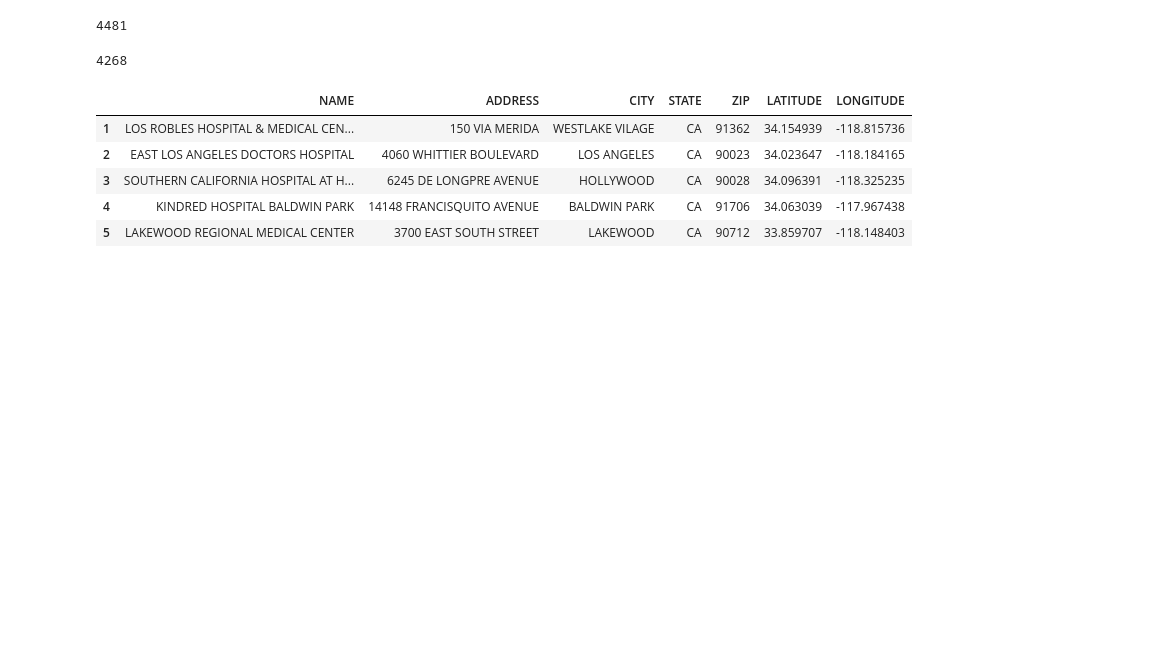
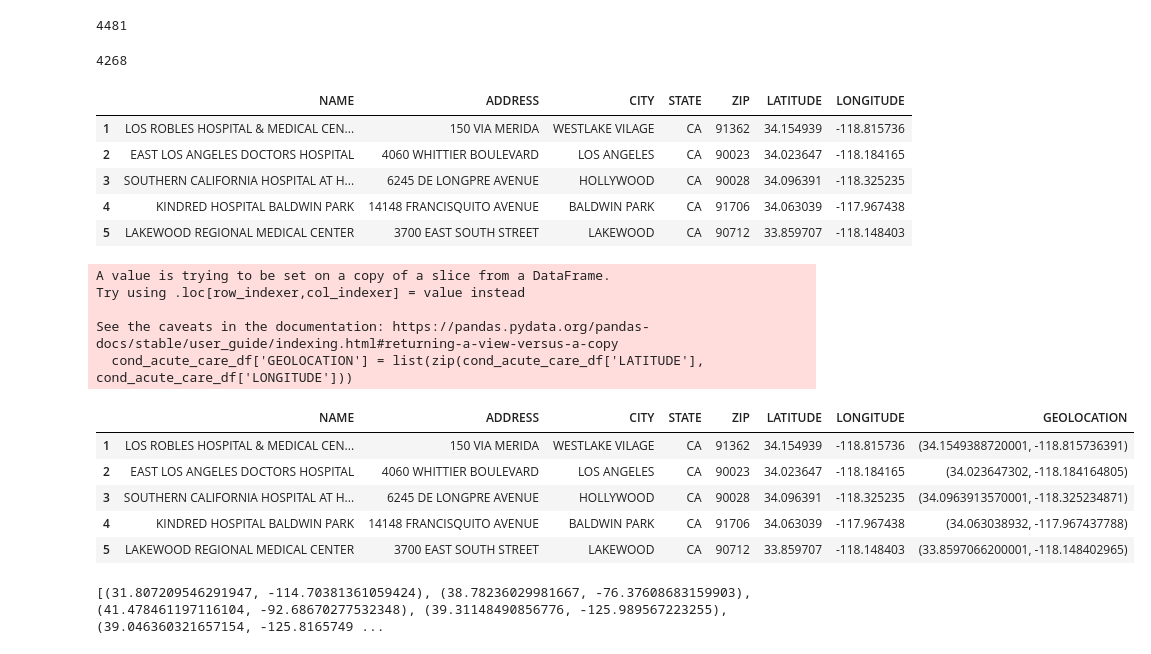
Before and after one commit to Deelacole2/Final_Project, a Jupyter notebook: Medical_Desert_Machine_Learning.ipynb, the cells around one changed output. Saved outputs shown, nothing was run; the diff lists cells and outputs as text; code cells hidden in the pictures; blank space fills up the shorter version.

```diff
--- a/Medical_Desert_Machine_Learning.ipynb
+++ b/Medical_Desert_Machine_Learning.ipynb
@@ -49,3 +50,35 @@ cond_acute_care_df.head()
 | 3 | SOUTHERN CALIFORNIA HOSPITAL AT H... | 6245 DE LONGPRE AVENUE | HOLLYWOOD | CA | 90028 | 34.096391 | -118.325235 |
 | 4 | KINDRED HOSPITAL BALDWIN PARK | 14148 FRANCISQUITO AVENUE | BALDWIN PARK | CA | 91706 | 34.063039 | -117.967438 |
 | 5 | LAKEWOOD REGIONAL MEDICAL CENTER | 3700 EAST SOUTH STREET | LAKEWOOD | CA | 90712 | 33.859707 | -118.148403 |
+# %%
+# make new column from turple of 'LATITUDE' and 'LONGITUDE'
+cond_acute_care_df['GEOLOCATION'] = list(zip(cond_acute_care_df['LATITUDE'], cond_acute_care_df['LONGITUDE']))
+cond_acute_care_df.head()
+# %% [output]
+A value is trying to be set on a copy of a slice from a DataFrame.
+Try using .loc[row_indexer,col_indexer] = value instead
+
+See the caveats in the documentation: https://pandas.pydata.org/pandas-docs/stable/user_guide/indexing.html#returning-a-view-versus-a-copy
+  cond_acute_care_df['GEOLOCATION'] = list(zip(cond_acute_care_df['LATITUDE'], cond_acute_care_df['LONGITUDE']))
+|  | NAME | ADDRESS | CITY | STATE | ZIP | LATITUDE | LONGITUDE | GEOLOCATION |
+| 1 | LOS ROBLES HOSPITAL & MEDICAL CEN... | 150 VIA MERIDA | WESTLAKE VILAGE | CA | 91362 | 34.154939 | -118.815736 | (34.1549388720001, -118.815736391) |
+| 2 | EAST LOS ANGELES DOCTORS HOSPITAL | 4060 WHITTIER BOULEVARD | LOS ANGELES | CA | 90023 | 34.023647 | -118.184165 | (34.023647302, -118.184164805) |
+| 3 | SOUTHERN CALIFORNIA HOSPITAL AT H... | 6245 DE LONGPRE AVENUE | HOLLYWOOD | CA | 90028 | 34.096391 | -118.325235 | (34.0963913570001, -118.325234871) |
+| 4 | KINDRED HOSPITAL BALDWIN PARK | 14148 FRANCISQUITO AVENUE | BALDWIN PARK | CA | 91706 | 34.063039 | -117.967438 | (34.063038932, -117.967437788) |
+| 5 | LAKEWOOD REGIONAL MEDICAL CENTER | 3700 EAST SOUTH STREET | LAKEWOOD | CA | 90712 | 33.859707 | -118.148403 | (33.8597066200001, -118.148402965) |
+# %%
+# generate random locations in USA
+def random_lat_lon(n, lat_min, lat_max, lon_min, lon_max):
+    """
+    this code produces an array with pairs lat, lon
+    """
+    lat = np.random.uniform(lat_min, lat_max, n)
+    lon = np.random.uniform(lon_min, lon_max, n)
+
+    return list(zip(lat, lon))
+
+#    return np.array(tuple(zip(lat, lon))).tolist()
+rand_loc = random_lat_lon(1000, 26.5, 47.0, -70.0, -130.0)
+print(rand_loc)
+# %% [output]
+[(31.807209546291947, -114.70381361059424), (38.78236029981667, -76.37608683159903), (41.478461197116104, -92.68670277532348), (39.31148490856776, -125.989567223255), (39.046360321657154, -125.8165749 ...
```
Also changed, not shown: parts of 3 cells of this notebook.
